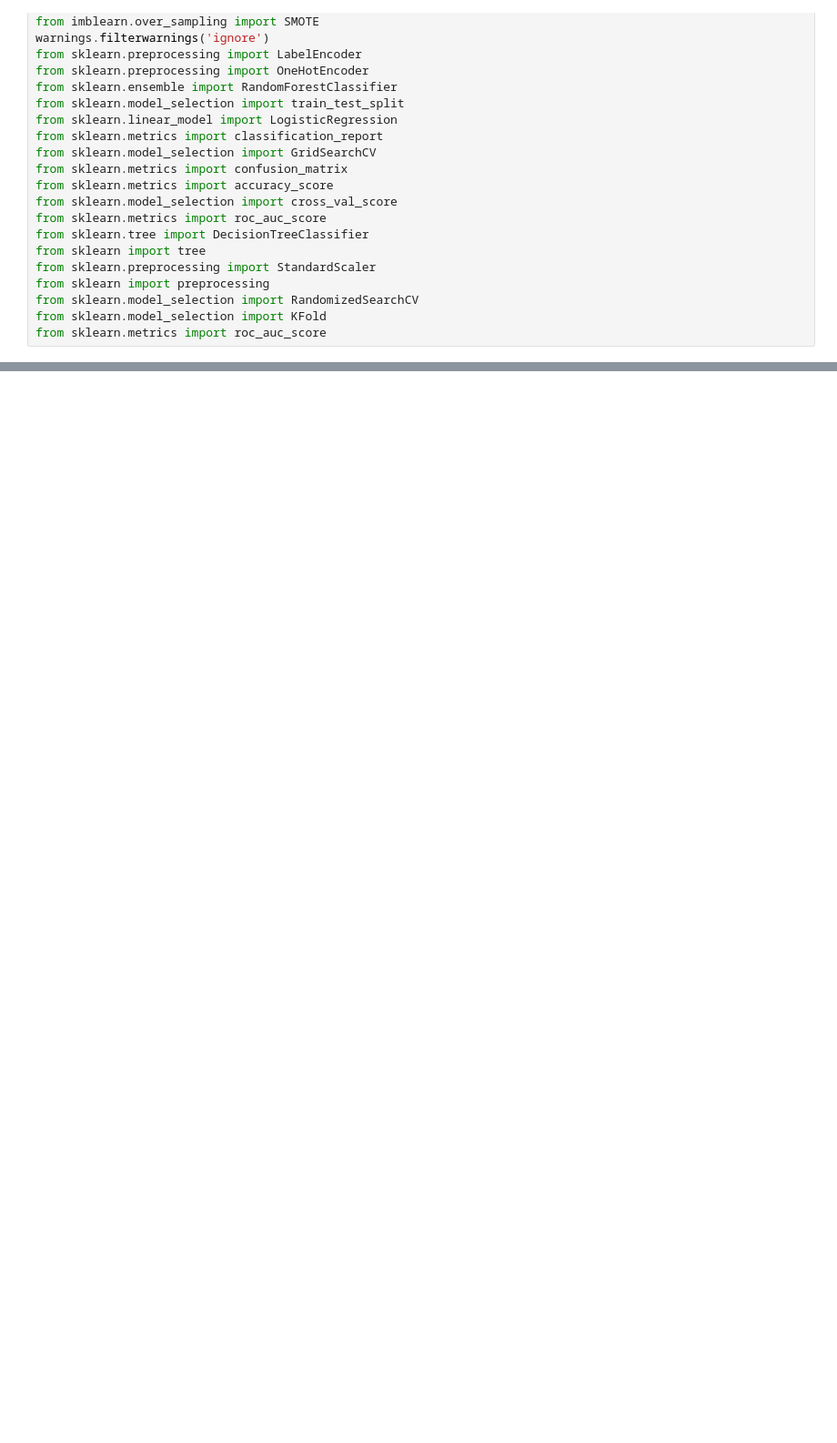
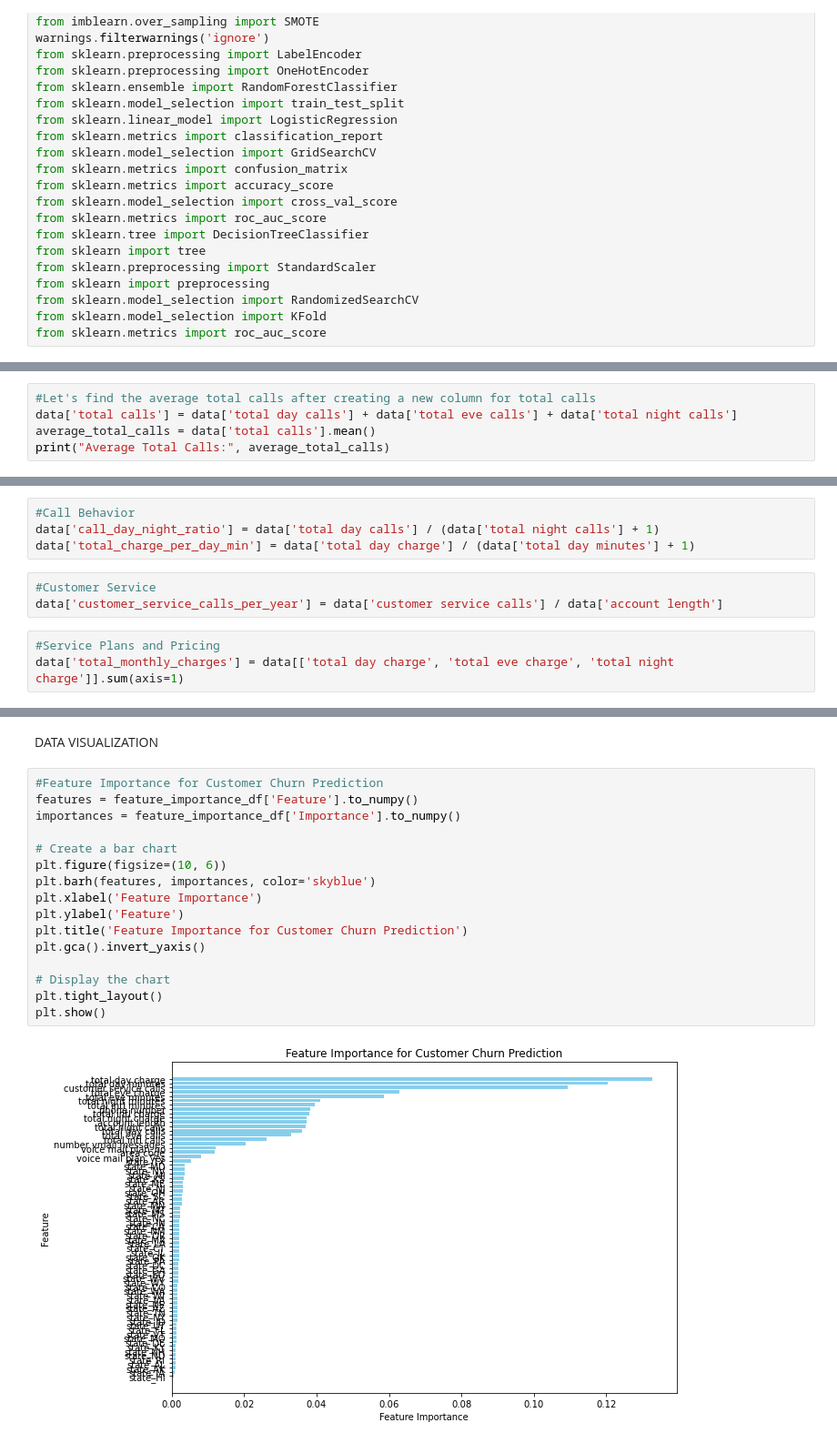
Before and after one commit to SNzangi/Syriatel-Customer-Churn, a Jupyter notebook: Churn.ipynb, the cells around one changed output, grey strips where cells are left out. Shown at 91% size. Drawn from its saved outputs; the diff is of its cells as text; blank space fills up the shorter version.

```diff
--- a/Churn.ipynb
+++ b/Churn.ipynb
@@ -59,0 +213,5 @@ data.head()
+# %%
+#Let's find the average total calls after creating a new column for total calls
+data['total calls'] = data['total day calls'] + data['total eve calls'] + data['total night calls']
+average_total_calls = data['total calls'].mean()
+print("Average Total Calls:", average_total_calls)
@@ -59,0 +220,10 @@ data.head()
+# %%
+#Call Behavior
+data['call_day_night_ratio'] = data['total day calls'] / (data['total night calls'] + 1)
+data['total_charge_per_day_min'] = data['total day charge'] / (data['total day minutes'] + 1)
+# %%
+#Customer Service
+data['customer_service_calls_per_year'] = data['customer service calls'] / data['account length']
+# %%
+#Service Plans and Pricing
+data['total_monthly_charges'] = data[['total day charge', 'total eve charge', 'total night charge']].sum(axis=1)
@@ -59,0 +303,20 @@ data.head()
+# %% [markdown]
+DATA VISUALIZATION
+# %%
+#Feature Importance for Customer Churn Prediction
+features = feature_importance_df['Feature'].to_numpy()
+importances = feature_importance_df['Importance'].to_numpy()
+
+# Create a bar chart
+plt.figure(figsize=(10, 6))
+plt.barh(features, importances, color='skyblue')
+plt.xlabel('Feature Importance')
+plt.ylabel('Feature')
+plt.title('Feature Importance for Customer Churn Prediction')
+plt.gca().invert_yaxis()
+
+# Display the chart
+plt.tight_layout()
+plt.show()
+# %% [output]
+[figure, added]
```
Also changed, not shown: parts of 32 cells of this notebook, 3 other files.
